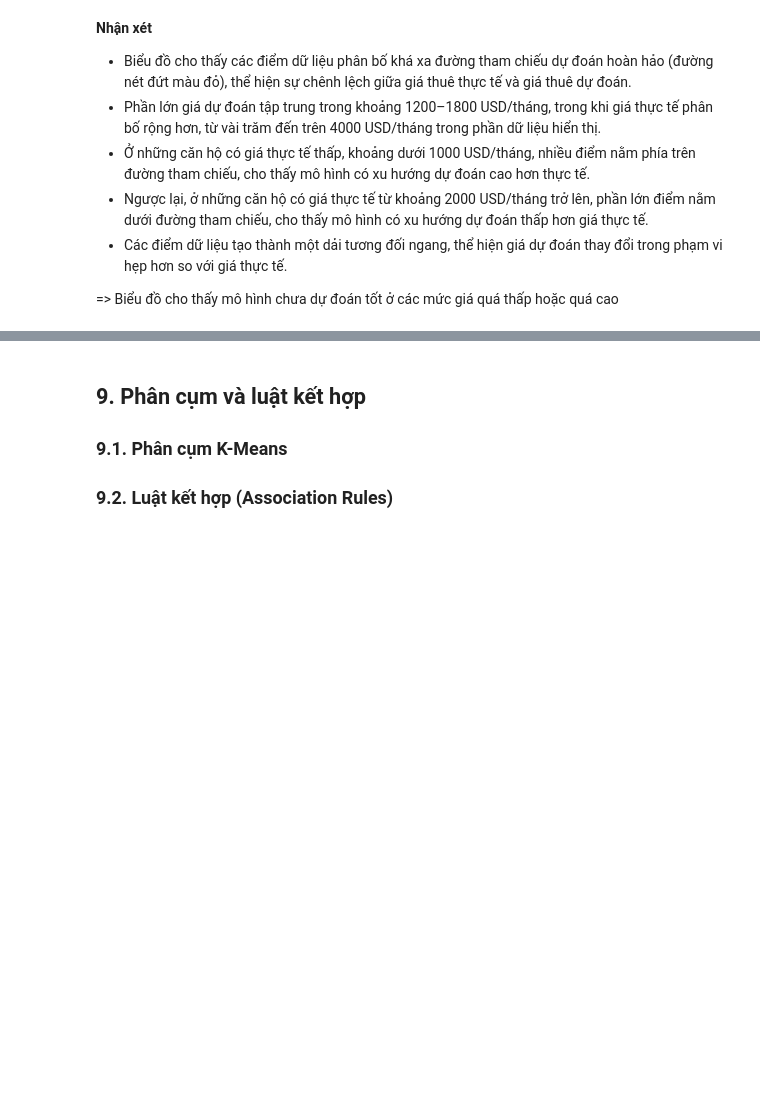
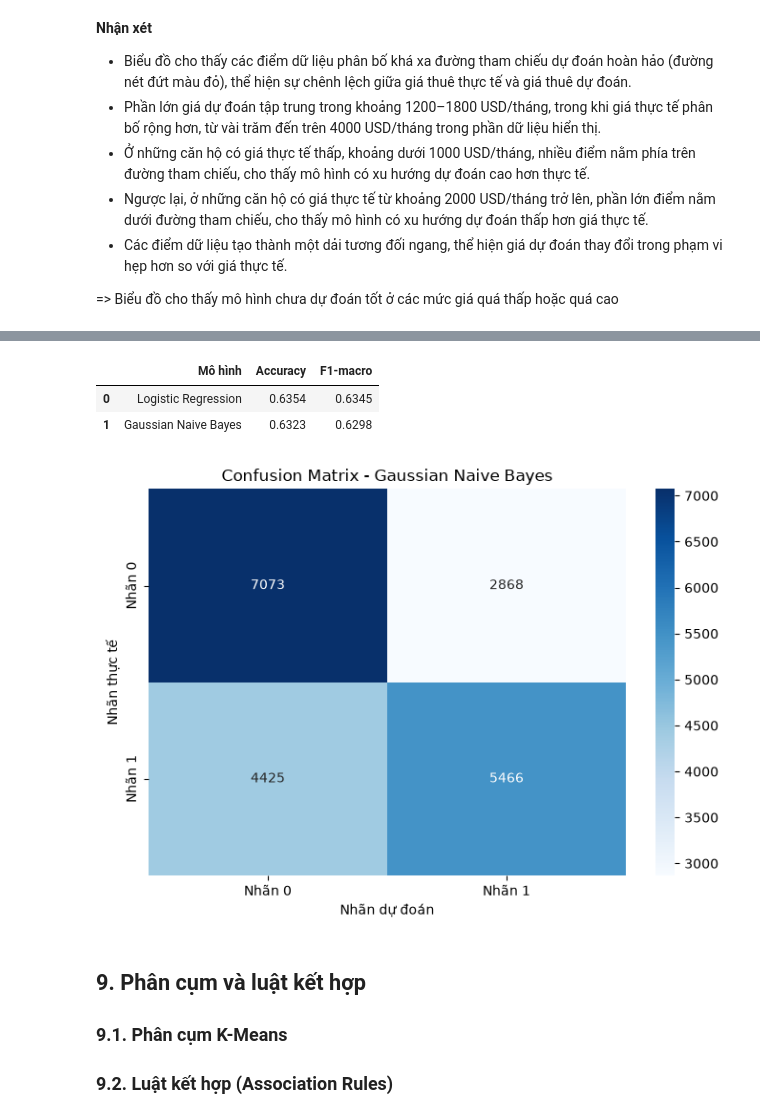
Before and after one commit to 1amBlake/apartment-rental-analysis-iuh, a Jupyter notebook: notebooks/apartment_retal_analysis.ipynb, the cells around one changed output, grey strips where cells are left out. Saved outputs shown, nothing was run; the diff lists cells and outputs as text; code cells hidden in the pictures; blank space fills up the shorter version.

```diff
--- a/notebooks/apartment_retal_analysis.ipynb
+++ b/notebooks/apartment_retal_analysis.ipynb
@@ -1695,0 +1889,19 @@ plt.show()
+# %%
+
+from sklearn.naive_bayes import GaussianNB
+
+model_nb = GaussianNB()
+
+model_nb.fit(X_train_log_scaled, y_train_log)
+
+y_pred_nb = model_nb.predict(X_test_log_scaled)
+
+y_prob_nb = model_nb.predict_proba(X_test_log_scaled)[:, 1]
+
+df_predictions_nb = pd.DataFrame({
+    "Nhãn thực tế": y_test_log.to_numpy(),
+    "Nhãn dự đoán": y_pred_nb,
+    "Xác suất nhãn 1": y_prob_nb
+})
+
+display(df_predictions_nb.head(10).round(3))
@@ -1695,0 +1927,57 @@ plt.show()
+# %%
+
+from sklearn.metrics import (
+    accuracy_score,
+    f1_score,
+    classification_report,
+    confusion_matrix
+)
+
+import matplotlib.pyplot as plt
+import seaborn as sns
+
+accuracy_nb = accuracy_score(y_test_log, y_pred_nb)
+f1_nb = f1_score(y_test_log, y_pred_nb, average="macro")
+
+print(f"Accuracy Naive Bayes: {accuracy_nb:.4f}")
+
+print("\nClassification Report:")
+print(classification_report(
+    y_test_log,
+    y_pred_nb,
+    digits=3,
+    zero_division=0
+))
+
+accuracy_log = accuracy_score(y_test_log, y_pred_log)
+f1_log = f1_score(y_test_log, y_pred_log, average="macro")
+
+df_compare_models = pd.DataFrame({
+    "Mô hình": ["Logistic Regression", "Gaussian Naive Bayes"],
+    "Accuracy": [accuracy_log, accuracy_nb],
+    "F1-macro": [f1_log, f1_nb]
+})
+
+print("\nSo sánh hai mô hình:")
+display(df_compare_models.round(4))
+
+cm_nb = confusion_matrix(y_test_log, y_pred_nb)
+
+plt.figure(figsize=(7, 5))
+
+sns.heatmap(
+    cm_nb,
+    annot=True,
+    fmt="d",
+    cmap="Blues",
+    xticklabels=["Nhãn 0", "Nhãn 1"],
+    yticklabels=["Nhãn 0", "Nhãn 1"]
+)
+
+plt.title("Confusion Matrix - Gaussian Naive Bayes")
+plt.xlabel("Nhãn dự đoán")
+plt.ylabel("Nhãn thực tế")
+
+plt.tight_layout()
+plt.show()
+# %% [output]
@@ -1696,3 +1998,7 @@ plt.show()
+|  | Mô hình | Accuracy | F1-macro |
+| 0 | Logistic Regression | 0.6354 | 0.6345 |
+| 1 | Gaussian Naive Bayes | 0.6323 | 0.6298 |
+[figure, added]
 # %% [markdown]
 ## 9. Phân cụm và luật kết hợp
 ### 9.1. Phân cụm K-Means
```
Also changed, not shown: parts of 17 cells of this notebook.
